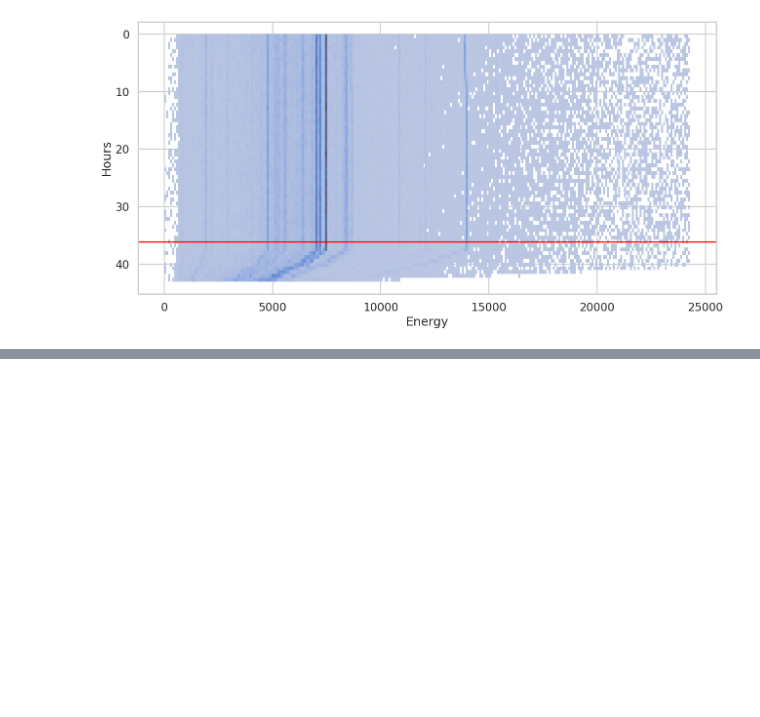
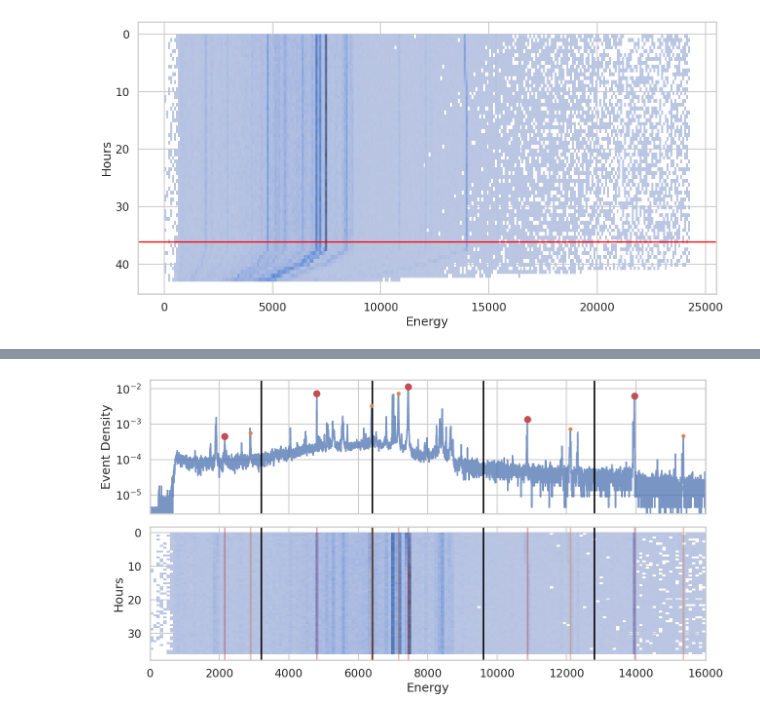
Before and after one commit to wstevick/Smoothing, a Jupyter notebook: Wes_slideplots.ipynb, the cells around one changed output, grey strips where cells are left out. Cells and saved outputs as stored; diff of their text form; code cells hidden in the pictures; blank space fills up the shorter version.

```diff
--- a/Wes_slideplots.ipynb
+++ b/Wes_slideplots.ipynb
@@ -280,0 +284,51 @@ fig.tight_layout()
+# %%
+range_width = int(e_end / 5)
+range_starts = range(0, e_end, range_width)
+# (0.7686274509803922, 0.3058823529411765, 0.3215686274509804)
+test_peak_color = sns.color_palette("deep")[1]
+
+fig, (ax0, ax) = plt.subplots(nrows=2, ncols=1, sharex=True)
+sns.histplot(x=values1, y=times1 / 60 / 60, ax=ax)
+ax.set_xlabel("Energy")
+ax.set_ylabel("Hours")
+ax.invert_yaxis()
+
+ax0.step(bins, hist, where="mid", alpha=0.75)
+ax0.set_ylabel("Event Density")
+ax0.set_yscale("log")
+
+ax0.set_xlim(0, e_end)
+
+test_peaks = []
+for start in range_starts:
+    index = -4 if start == 0 else -2
+    test_peaks.append(
+        peaks1.query("(@start < center) & (center < @start + @range_width)")
+        .sort_values("height")
+        .iloc[index]
+    )
+    if start == 0:
+        continue
+    ax0.axvline(start, color="black")
+    ax.axvline(start, color="black")
+test_peaks = pd.DataFrame(test_peaks)
+ax0.scatter(
+    test_peaks["center"],
+    test_peaks.eval("height + offset"),
+    color=test_peak_color,
+    zorder=2.5,
+    marker='.'
+)
+test_peaks["center"].apply(ax.axvline, color=test_peak_color, alpha=0.5)
+ax0.scatter(
+    selected_peaks["center"],
+    selected_peaks.eval("height + offset"),
+    color=calib_peak_color,
+    zorder=2.5,
+)
+selected_peaks["center"].apply(ax.axvline, color=calib_peak_color, alpha=0.5)
+
+fig.set_size_inches(13.32, 7)
+fig.tight_layout()
+# %% [output]
+[figure, added]
```
Also changed, not shown: parts of 22 cells of this notebook.
